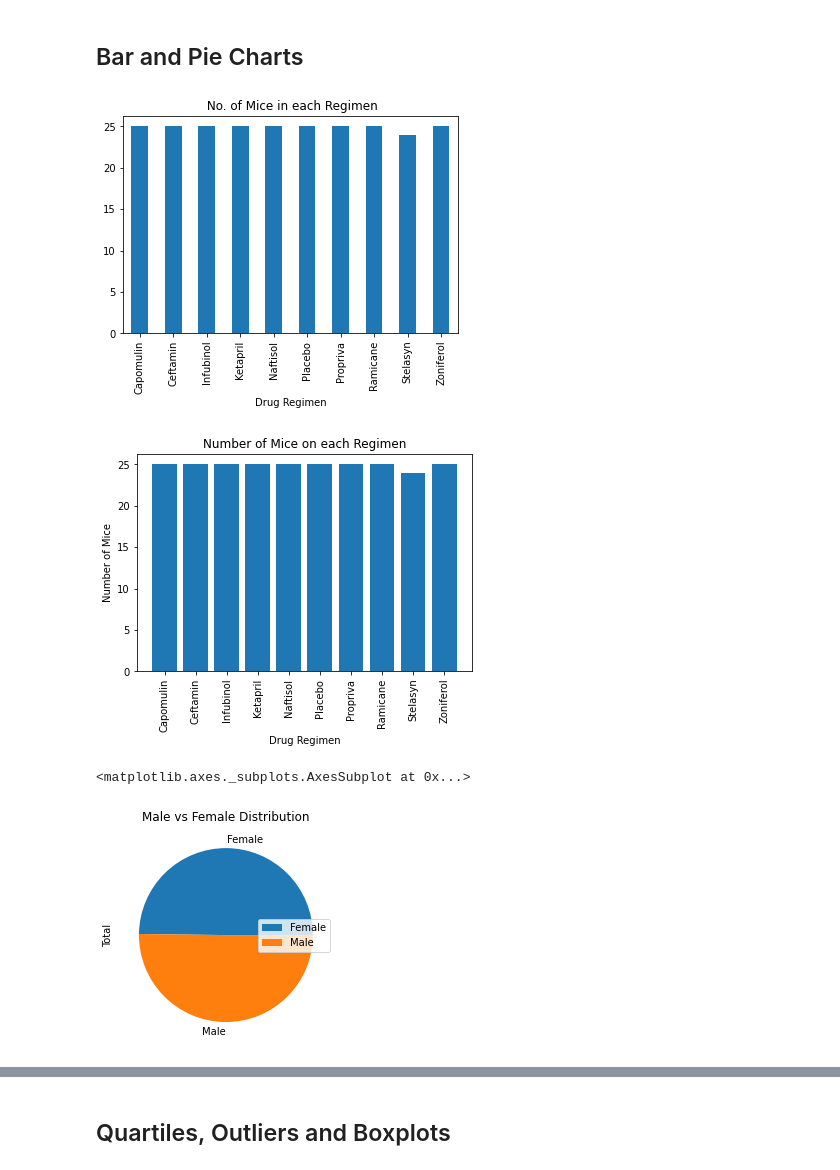
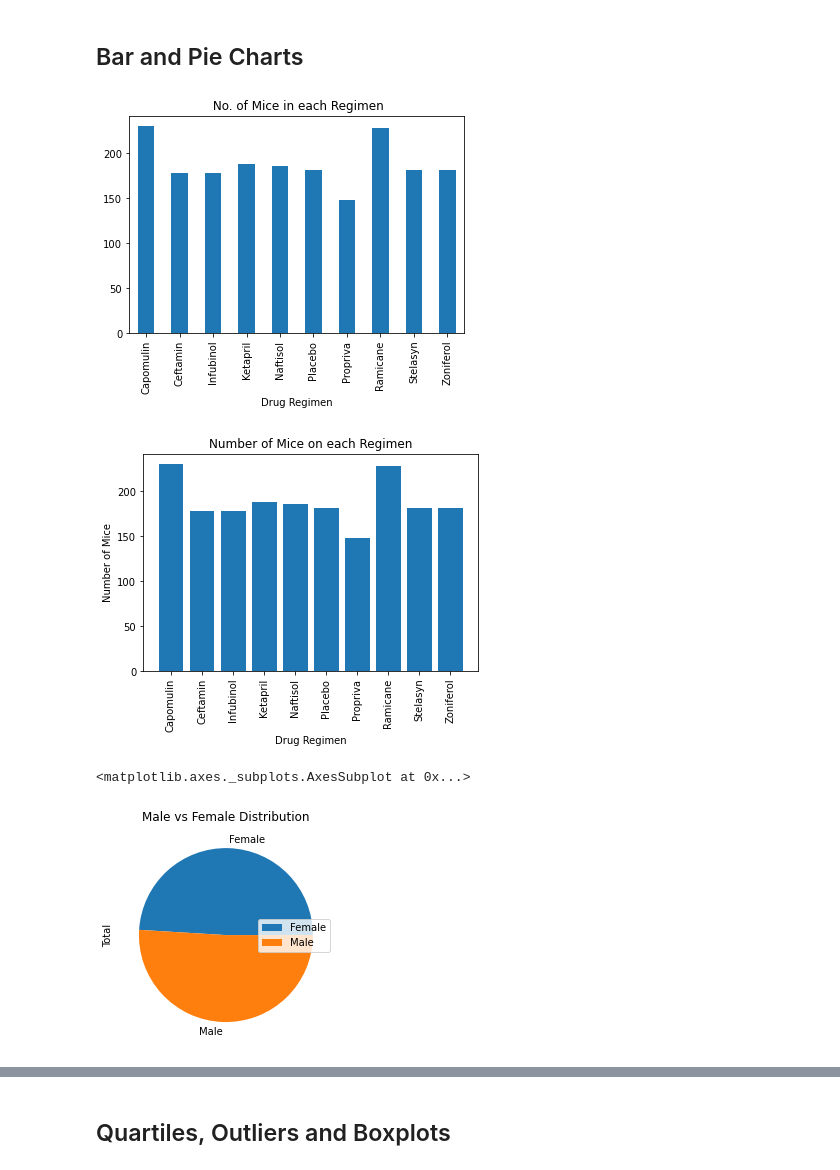
Before and after one commit to hamidzar/Data-Analytics, a Jupyter notebook: Mathplotlib-Challenge/pymaceuticals_starter.ipynb, the cells around one changed output, grey strips where cells are left out. Drawn from its saved outputs; the diff is of its cells as text; code cells hidden in the pictures.

```diff
--- a/Mathplotlib-Challenge/pymaceuticals_starter.ipynb
+++ b/Mathplotlib-Challenge/pymaceuticals_starter.ipynb
@@ -64,3 +62,6 @@ combined.loc[combined['Mouse ID'] == 'g989']
 | 918 | g989 | Propriva | Female | 21 | 26 | 25 | 56.045564 | ... |
 | 919 | g989 | Propriva | Female | 21 | 26 | 30 | 59.082294 | ... |
 | 920 | g989 | Propriva | Female | 21 | 26 | 35 | 62.570880 | ... |
+# %%
+clean_combined=combined[combined["Mouse ID"] != 'g989' ]
+clean_combined.head()
@@ -155,12 +166,10 @@ summary_df
 # %%
 # Generate a bar plot showing the total number of unique mice tested on each drug regimen using pandas.
 #mice_bar = Data_Volume.groupby("Drug Regimen")["Mouse ID"].count()
-mice_bar = mouse_drug_data.groupby("Drug Regimen")["Mouse ID"].count()
+mice_bar = clean_combined.groupby("Drug Regimen")["Mouse ID"].count()
 mice_plot = mice_bar.plot.bar(x="No. of Mice",title = " No. of Mice in each Regimen")
-
-#### Y Lable ?
 # %% [output]
-[figure, old version]
+[figure, new version]
 # %%
 # Generate a bar plot showing the total number of unique mice tested on each drug regimen using pyplot.
 drug_list = mice_bar.reset_index()
@@ -171,11 +180,11 @@ plt.ylabel("Number of Mice")
 plt.xticks(rotation=90)
 plt.show()
 # %% [output]
-[figure, old version]
+[figure, new version]
 # %%
 # Generate a pie plot showing the distribution of female versus male mice using pandas
-Female_count = len(mouse_drug_data.loc[mouse_drug_data["Sex"] == "Female"])
-Male_count = len(mouse_drug_data.loc[mouse_drug_data["Sex"] == "Male"])
+Female_count = len(clean_combined.loc[clean_combined["Sex"] == "Female"])
+Male_count = len(clean_combined.loc[clean_combined["Sex"] == "Male"])
 Distribution = pd.DataFrame({
     "Sex":["Female","Male"],
     "Total":[Female_count,Male_count]
@@ -187,7 +196,7 @@ plt.legend(loc="right")
 Distribution_plot
 # %% [output]
 <matplotlib.axes._subplots.AxesSubplot at 0x...>
-[figure, old version]
+[figure, new version]
 # %%
 # Generate a pie plot showing the distribution of female versus male mice using pyplot
 plt.pie(Distribution["Total"], labels = Distribution.index, autopct = "%1.2f%%")
```
Also changed, not shown: parts of 17 cells of this notebook.
